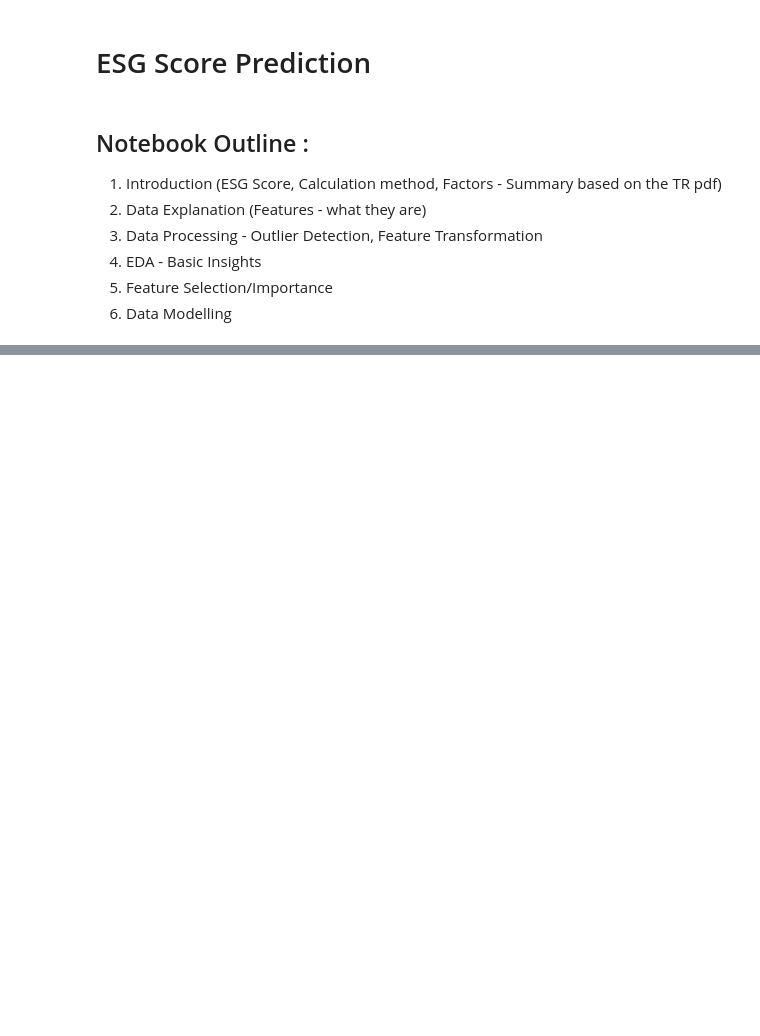
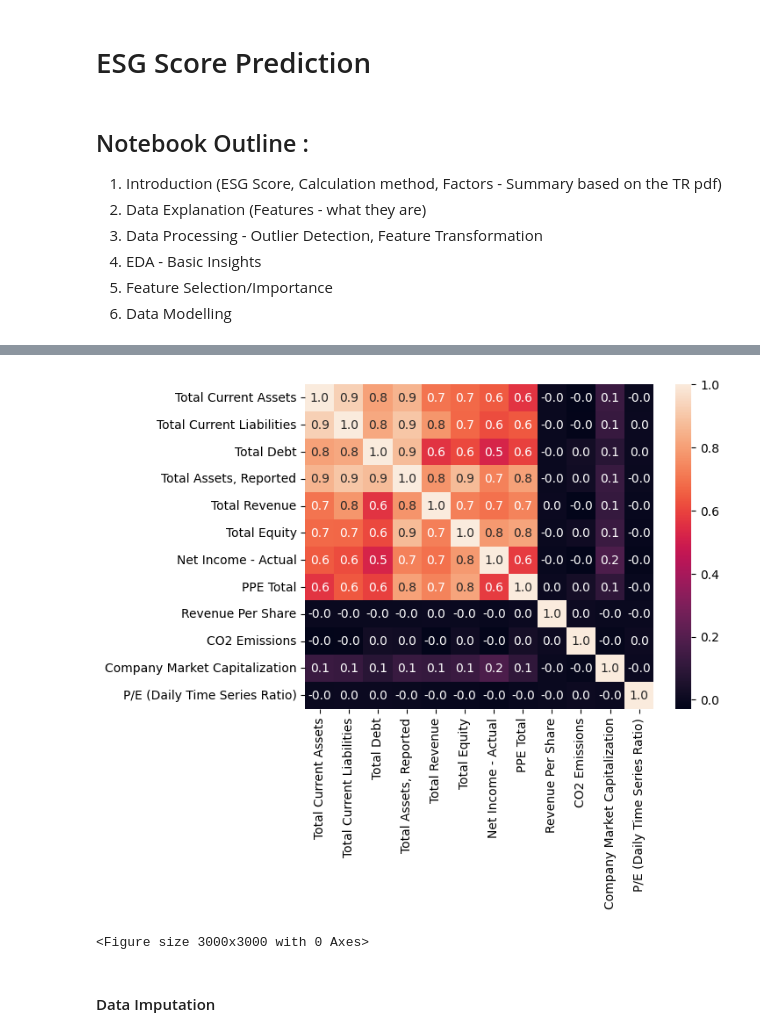
Before and after one commit to sprabhu4/SP_ESG_Pred, a Jupyter notebook: Code.ipynb, the cells around one changed output, grey strips where cells are left out. Drawn from its saved outputs; the diff is of its cells as text; code cells hidden in the pictures; blank space fills up the shorter version.

```diff
--- a/Code.ipynb
+++ b/Code.ipynb
@@ -83,0 +367,25 @@ df_firm.head(20)
+# %%
+columns = [
+    "Total Current Assets",
+    "Total Current Liabilities",
+    "Total Debt",
+    "Total Assets, Reported",
+    "Total Revenue",
+    "Total Equity",
+    "Net Income - Actual",
+    "PPE Total",
+    "Revenue Per Share",
+    "CO2 Emissions",
+    "Company Market Capitalization",
+    "P/E (Daily Time Series Ratio)",
+]
+# %%
+cormat = df_firm[columns].corr()
+sns.heatmap(cormat, annot=True, fmt=".1f")
+plt.figure(figsize=(30, 30))
+plt.show()
+# %% [output]
+[figure, added]
+<Figure size 3000x3000 with 0 Axes>
+# %% [markdown]
+#### Data Imputation
```
Also changed, not shown: parts of 118 cells of this notebook, 2 other files.
